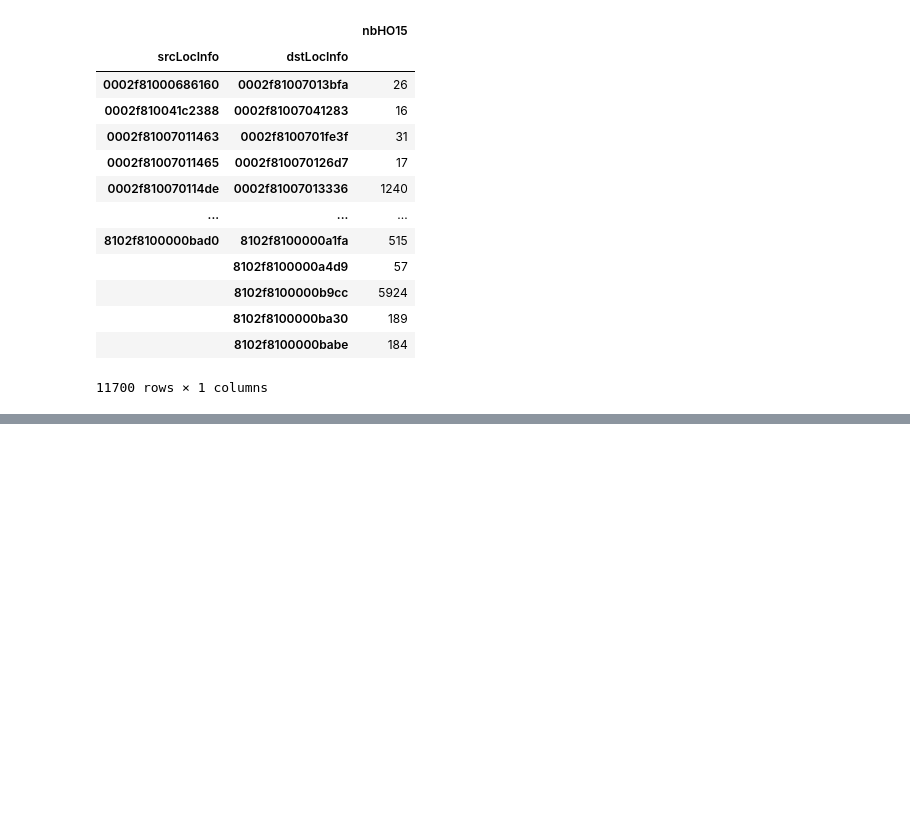
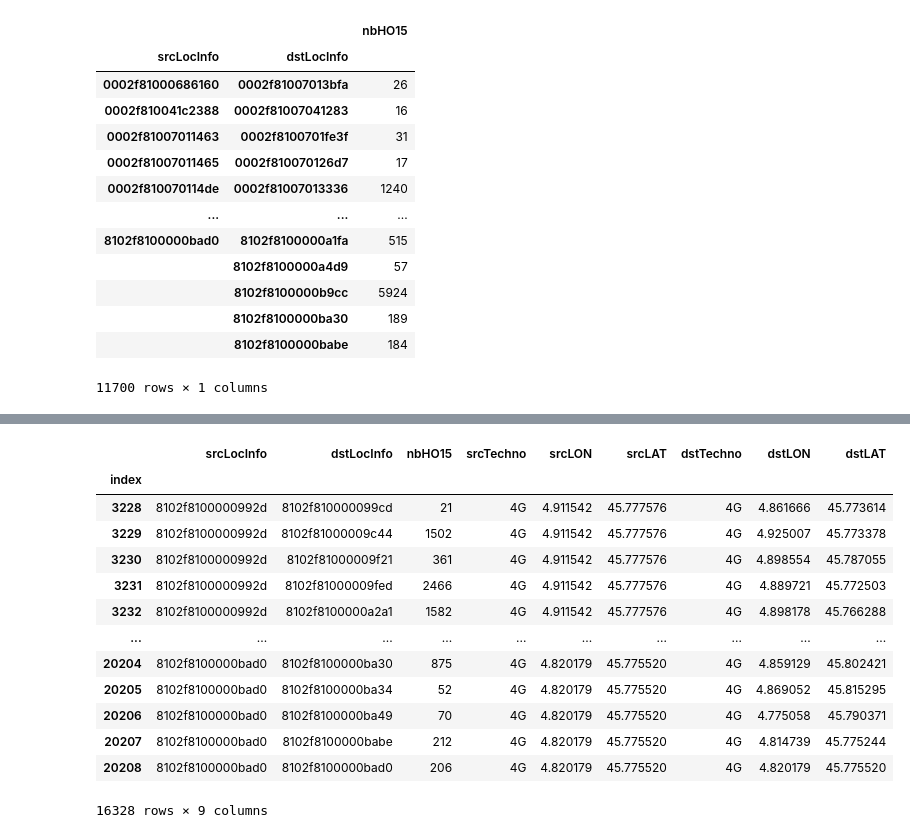
Before and after one commit to eakopyan/Popular-paths, a Jupyter notebook: HOProcess_v2/parquet_parser.ipynb, the cells around one changed output, grey strips where cells are left out. Cells and saved outputs as stored; diff of their text form; code cells hidden in the pictures; blank space fills up the shorter version.

Commit message:
Joined coordinates and removed non-4G

```diff
--- a/HOProcess_v2/parquet_parser.ipynb
+++ b/HOProcess_v2/parquet_parser.ipynb
@@ -118,0 +142,17 @@ enb_df[enb_df['LocInfo']==src]
+# %%
+pd.read_parquet(path='..\\Processed_data\\HO_AGG_16-22_4G_coords.snappy.parquet', engine='fastparquet')
+# %% [output]
+|  | srcLocInfo | dstLocInfo | nbHO15 | srcTechno | srcLON | srcLAT | dstTechno | dstLON | dstLAT |
+| index |  |  |  |  |  |  |  |  |  |
+| 3228 | 8102f8100000992d | 8102f810000099cd | 21 | 4G | 4.911542 | 45.777576 | 4G | 4.861666 | 45.773614 |
+| 3229 | 8102f8100000992d | 8102f81000009c44 | 1502 | 4G | 4.911542 | 45.777576 | 4G | 4.925007 | 45.773378 |
+| 3230 | 8102f8100000992d | 8102f81000009f21 | 361 | 4G | 4.911542 | 45.777576 | 4G | 4.898554 | 45.787055 |
+| 3231 | 8102f8100000992d | 8102f81000009fed | 2466 | 4G | 4.911542 | 45.777576 | 4G | 4.889721 | 45.772503 |
+| 3232 | 8102f8100000992d | 8102f8100000a2a1 | 1582 | 4G | 4.911542 | 45.777576 | 4G | 4.898178 | 45.766288 |
+| ... | ... | ... | ... | ... | ... | ... | ... | ... | ... |
+| 20204 | 8102f8100000bad0 | 8102f8100000ba30 | 875 | 4G | 4.820179 | 45.775520 | 4G | 4.859129 | 45.802421 |
+| 20205 | 8102f8100000bad0 | 8102f8100000ba34 | 52 | 4G | 4.820179 | 45.775520 | 4G | 4.869052 | 45.815295 |
+| 20206 | 8102f8100000bad0 | 8102f8100000ba49 | 70 | 4G | 4.820179 | 45.775520 | 4G | 4.775058 | 45.790371 |
+| 20207 | 8102f8100000bad0 | 8102f8100000babe | 212 | 4G | 4.820179 | 45.775520 | 4G | 4.814739 | 45.775244 |
+| 20208 | 8102f8100000bad0 | 8102f8100000bad0 | 206 | 4G | 4.820179 | 45.775520 | 4G | 4.820179 | 45.775520 |
+16328 rows × 9 columns
```
Also changed, not shown: parts of 8 cells of this notebook, 1 other file.
